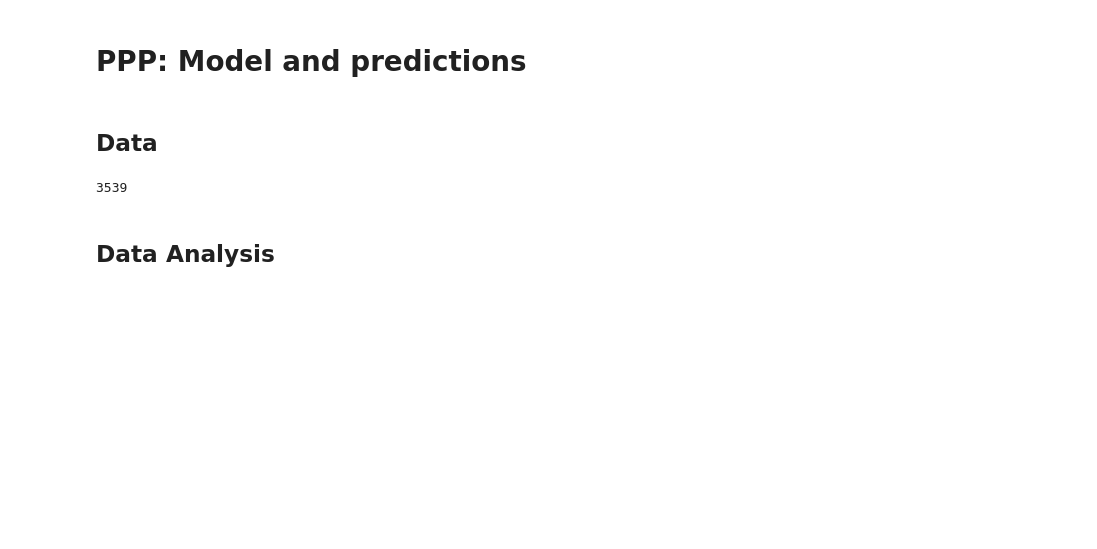
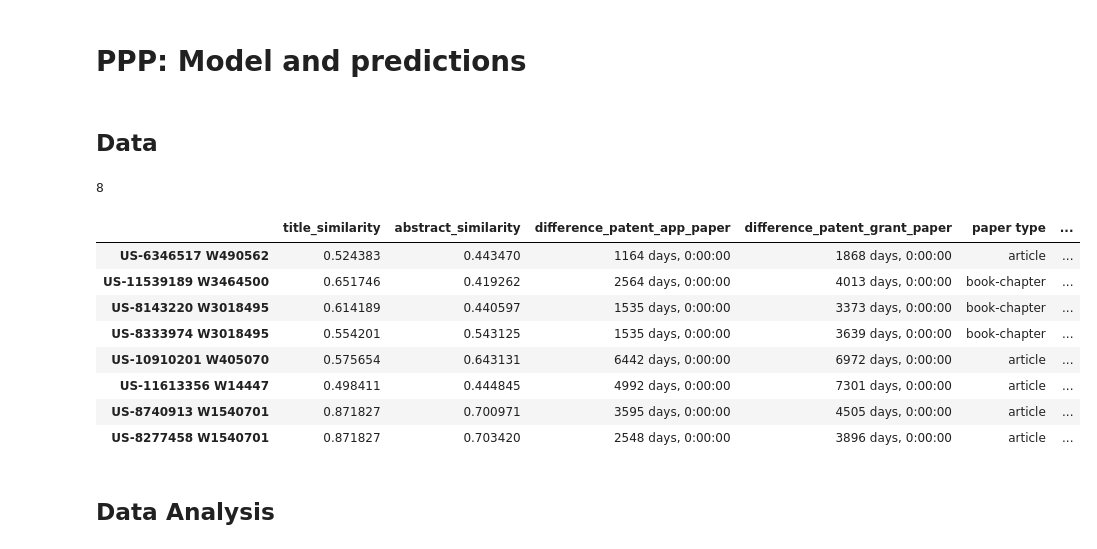
Before and after one commit to EmmaScharfmann/PatentPaperPairs, a Jupyter notebook: predictive_model/training_set_and_model.ipynb, the cells around one changed output. Drawn from its saved outputs; the diff is of its cells as text; code cells hidden in the pictures; blank space fills up the shorter version.

```diff
--- a/predictive_model/training_set_and_model.ipynb
+++ b/predictive_model/training_set_and_model.ipynb
@@ -880,8 +891,9 @@ def recall(y_test,y_pred):
     return FPR
 # %%
 ## create training set with positive instances
-
-df_pos = pd.read_csv(main_path + "PPPs/predictive_model/PPP_citations5.tsv" , delimiter = "\t" , index_col = 0)
+import pandas as pd
+#df_pos = pd.read_csv(main_path + "PPPs/predictive_model/PPP_citations5.tsv" , delimiter = "\t" , index_col = 0)
+df_pos = pd.read_csv("/home/fs01/shared/foremma/mattmistake/" + "PPP_citations5.tsv" , delimiter = "\t" , index_col = 0)
 
 len(df_pos)
 
@@ -892,7 +904,19 @@ print(len(df_pos))
 
 df_pos["output"] = 1
 # %% [output]
-3539
+8
+# %%
+df_pos
+# %% [output]
+|  | title_similarity | abstract_similarity | difference_patent_app_paper | difference_patent_grant_paper | paper type | ... |
+| US-6346517 W490562 | 0.524383 | 0.443470 | 1164 days, 0:00:00 | 1868 days, 0:00:00 | article | ... |
+| US-11539189 W3464500 | 0.651746 | 0.419262 | 2564 days, 0:00:00 | 4013 days, 0:00:00 | book-chapter | ... |
+| US-8143220 W3018495 | 0.614189 | 0.440597 | 1535 days, 0:00:00 | 3373 days, 0:00:00 | book-chapter | ... |
+| US-8333974 W3018495 | 0.554201 | 0.543125 | 1535 days, 0:00:00 | 3639 days, 0:00:00 | book-chapter | ... |
+| US-10910201 W405070 | 0.575654 | 0.643131 | 6442 days, 0:00:00 | 6972 days, 0:00:00 | article | ... |
+| US-11613356 W14447 | 0.498411 | 0.444845 | 4992 days, 0:00:00 | 7301 days, 0:00:00 | article | ... |
+| US-8740913 W1540701 | 0.871827 | 0.700971 | 3595 days, 0:00:00 | 4505 days, 0:00:00 | article | ... |
+| US-8277458 W1540701 | 0.871827 | 0.703420 | 2548 days, 0:00:00 | 3896 days, 0:00:00 | article | ... |
 # %%
 ## create training set with negative instances
 
```
Also changed, not shown: parts of 18 cells of this notebook, 4 other files.
